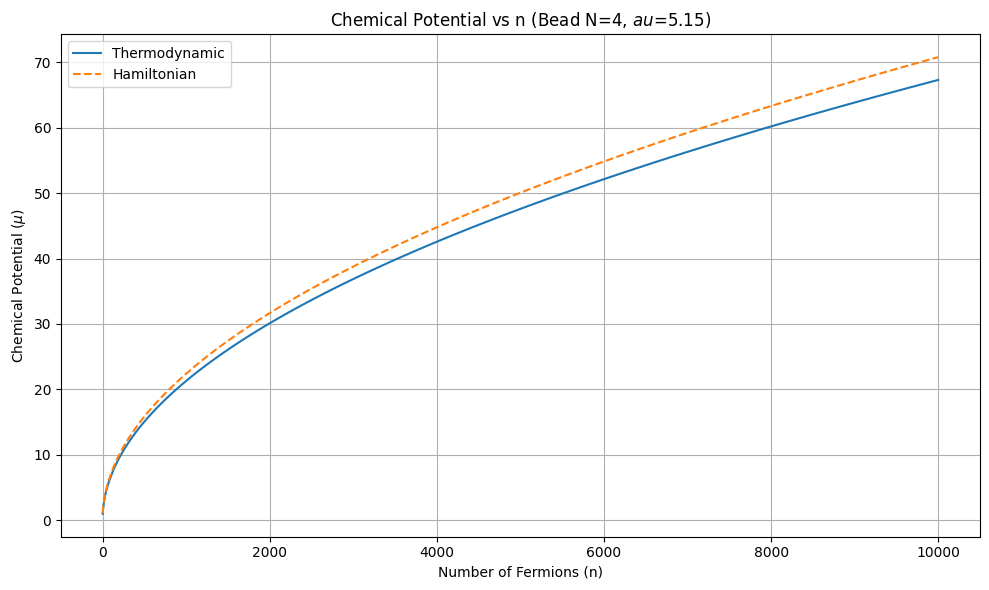
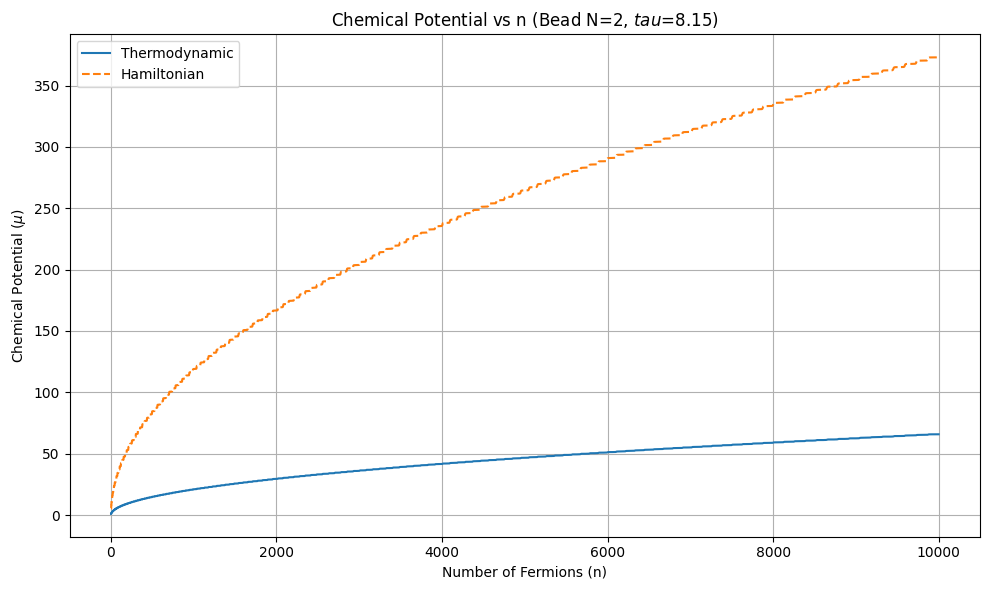
The notebook cell's code change between the first figure and the second:
--- before
+++ after
@@ -3,6 +3,6 @@
 
 # You can change these to select which slice you want to plot
-target_bead = 4
-target_tau_idx = 50  # Index for tau array
+target_bead = 2
+target_tau_idx = 80  # Index for tau array
 
 # Compute Chemical Potential by differentiating along the 'n' axis (axis 0)
@@ -25,5 +25,5 @@
 plt.xlabel("Number of Fermions (n)")
 plt.ylabel(r"Chemical Potential ($\mu$)")
-plt.title(f"Chemical Potential vs n (Bead N={target_bead}, $\tau$={taus[target_tau_idx]:.2f})")
+plt.title(f"Chemical Potential vs n (Bead N={target_bead}, $tau$={taus[target_tau_idx]:.2f})")
 plt.legend()
 plt.grid(True)

Commit: Fixed vs n plots, added heatmaps